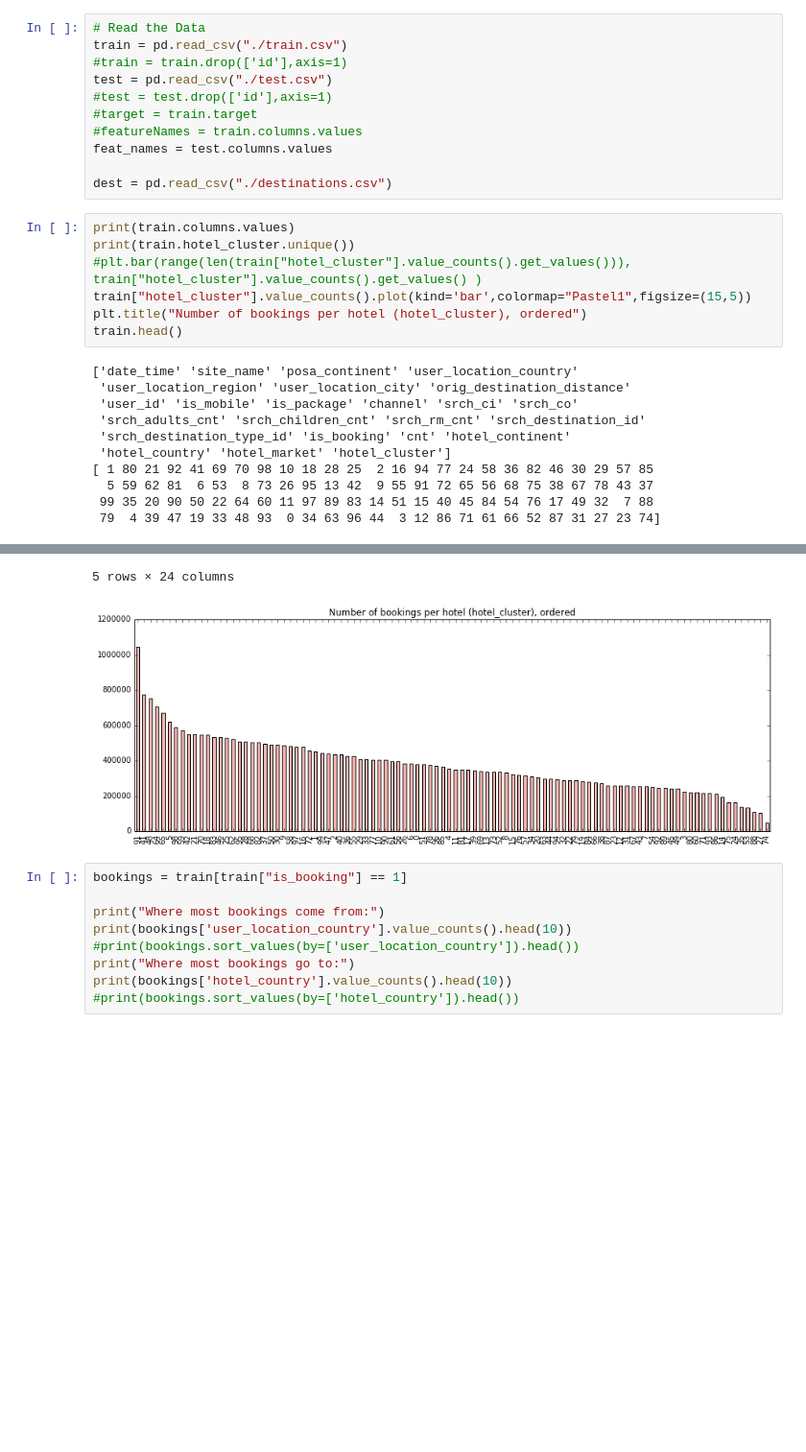
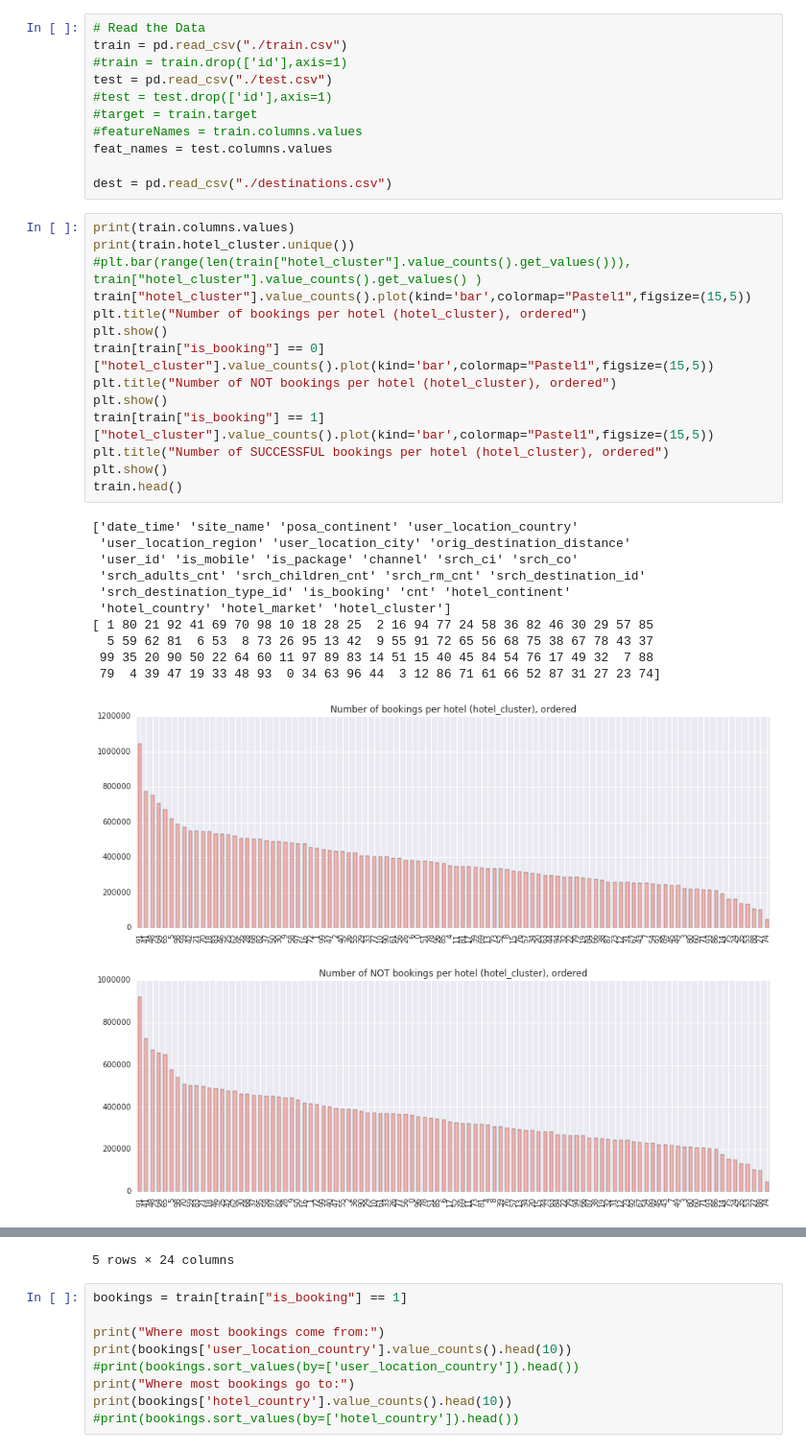
Before and after one commit to james-nichols/ml, a Jupyter notebook: expedia/data_exploration.ipynb, the cells around one changed output, grey strips where cells are left out. Shown: that part at 96% size. Drawn from its saved outputs; the diff is of its cells as text; blank space fills up the shorter version.

```diff
--- a/expedia/data_exploration.ipynb
+++ b/expedia/data_exploration.ipynb
@@ -22,18 +22,27 @@ dest = pd.read_csv("./destinations.csv")
 # %%
 print(train.columns.values)
 print(train.hotel_cluster.unique())
 #plt.bar(range(len(train["hotel_cluster"].value_counts().get_values())), train["hotel_cluster"].value_counts().get_values() )
 train["hotel_cluster"].value_counts().plot(kind='bar',colormap="Pastel1",figsize=(15,5))
 plt.title("Number of bookings per hotel (hotel_cluster), ordered")
+plt.show()
+train[train["is_booking"] == 0]["hotel_cluster"].value_counts().plot(kind='bar',colormap="Pastel1",figsize=(15,5))
+plt.title("Number of NOT bookings per hotel (hotel_cluster), ordered")
+plt.show()
+train[train["is_booking"] == 1]["hotel_cluster"].value_counts().plot(kind='bar',colormap="Pastel1",figsize=(15,5))
+plt.title("Number of SUCCESSFUL bookings per hotel (hotel_cluster), ordered")
+plt.show()
 train.head()
 # %% [output]
 ['date_time' 'site_name' 'posa_continent' 'user_location_country'
  'user_location_region' 'user_location_city' 'orig_destination_distance'
  'user_id' 'is_mobile' 'is_package' 'channel' 'srch_ci' 'srch_co'
  'srch_adults_cnt' 'srch_children_cnt' 'srch_rm_cnt' 'srch_destination_id'
  'srch_destination_type_id' 'is_booking' 'cnt' 'hotel_continent'
  'hotel_country' 'hotel_market' 'hotel_cluster']
 [ 1 80 21 92 41 69 70 98 10 18 28 25  2 16 94 77 24 58 36 82 46 30 29 57 85
   5 59 62 81  6 53  8 73 26 95 13 42  9 55 91 72 65 56 68 75 38 67 78 43 37
  99 35 20 90 50 22 64 60 11 97 89 83 14 51 15 40 45 84 54 76 17 49 32  7 88
  79  4 39 47 19 33 48 93  0 34 63 96 44  3 12 86 71 61 66 52 87 31 27 23 74]
+[figure, new version]
+[figure, added]
@@ -44,7 +54,6 @@ train.head()
 | 3 | 2014-08-09 18:05:16 | 2 | 3 | 66 | 442 | 35390 | ... |
 | 4 | 2014-08-09 18:08:18 | 2 | 3 | 66 | 442 | 35390 | ... |
 5 rows × 24 columns
-[figure, old version]
 # %%
 bookings = train[train["is_booking"] == 1]
 
```
Also changed, not shown: parts of 1 cell of this notebook.
